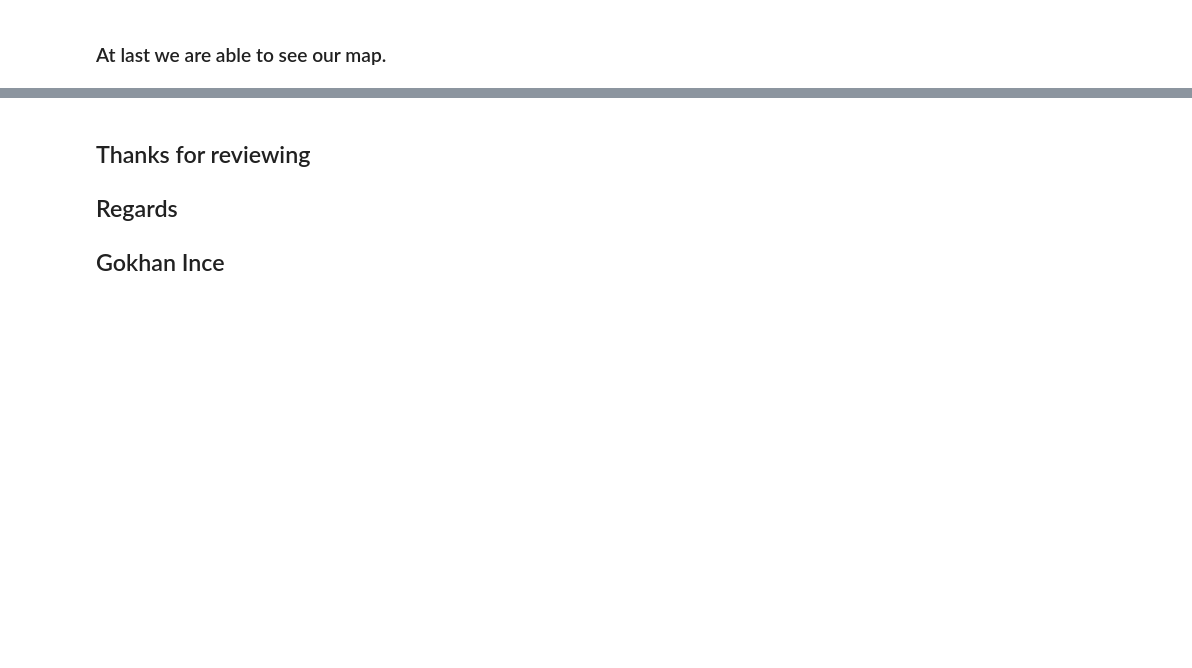
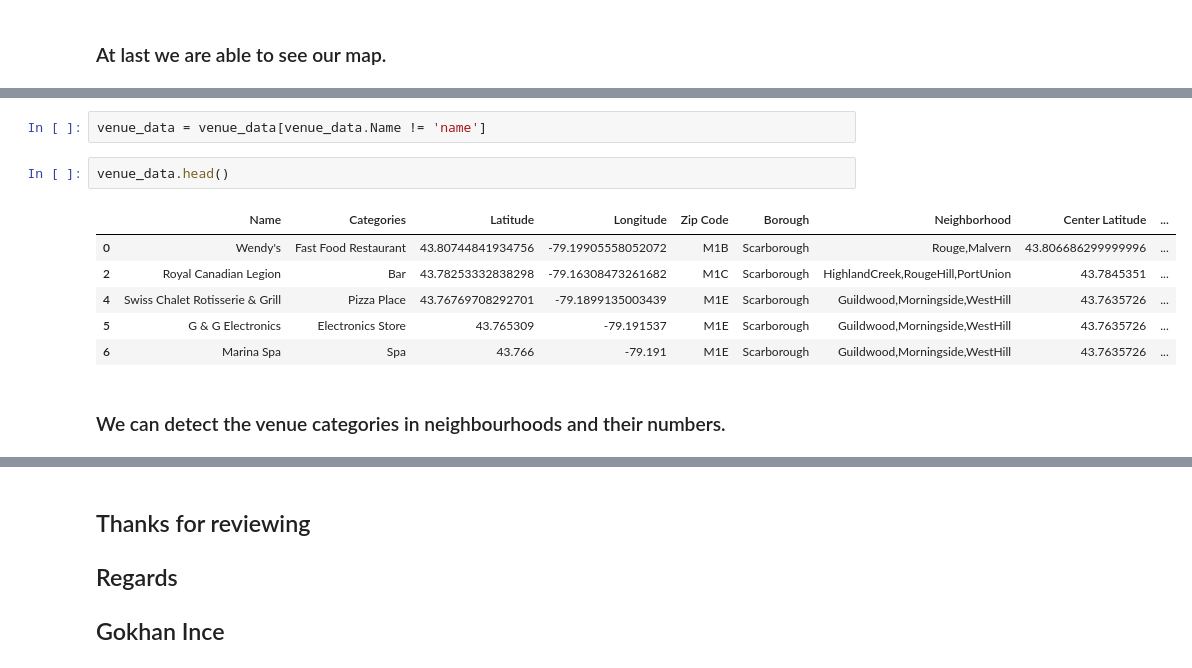
Before and after one commit to incegokhan/Coursera_Capstone, a Jupyter notebook: AssignmentWeek3.ipynb, the cells around one changed output, grey strips where cells are left out. Saved outputs shown, nothing was run; the diff lists cells and outputs as text; blank space fills up the shorter version.

```diff
--- a/AssignmentWeek3.ipynb
+++ b/AssignmentWeek3.ipynb
@@ -191,0 +328,13 @@ map_toronto
+# %%
+venue_data = venue_data[venue_data.Name != 'name']
+# %%
+venue_data.head()
+# %% [output]
+|  | Name | Categories | Latitude | Longitude | Zip Code | Borough | Neighborhood | Center Latitude | ... |
+| 0 | Wendy's | Fast Food Restaurant | 43.80744841934756 | -79.19905558052072 | M1B | Scarborough | Rouge,Malvern | 43.806686299999996 | ... |
+| 2 | Royal Canadian Legion | Bar | 43.78253332838298 | -79.16308473261682 | M1C | Scarborough | HighlandCreek,RougeHill,PortUnion | 43.7845351 | ... |
+| 4 | Swiss Chalet Rotisserie & Grill | Pizza Place | 43.76769708292701 | -79.1899135003439 | M1E | Scarborough | Guildwood,Morningside,WestHill | 43.7635726 | ... |
+| 5 | G & G Electronics | Electronics Store | 43.765309 | -79.191537 | M1E | Scarborough | Guildwood,Morningside,WestHill | 43.7635726 | ... |
+| 6 | Marina Spa | Spa | 43.766 | -79.191 | M1E | Scarborough | Guildwood,Morningside,WestHill | 43.7635726 | ... |
+# %% [markdown]
+### We can detect the venue categories in neighbourhoods and their numbers.
```
Also changed, not shown: parts of 49 cells of this notebook.
